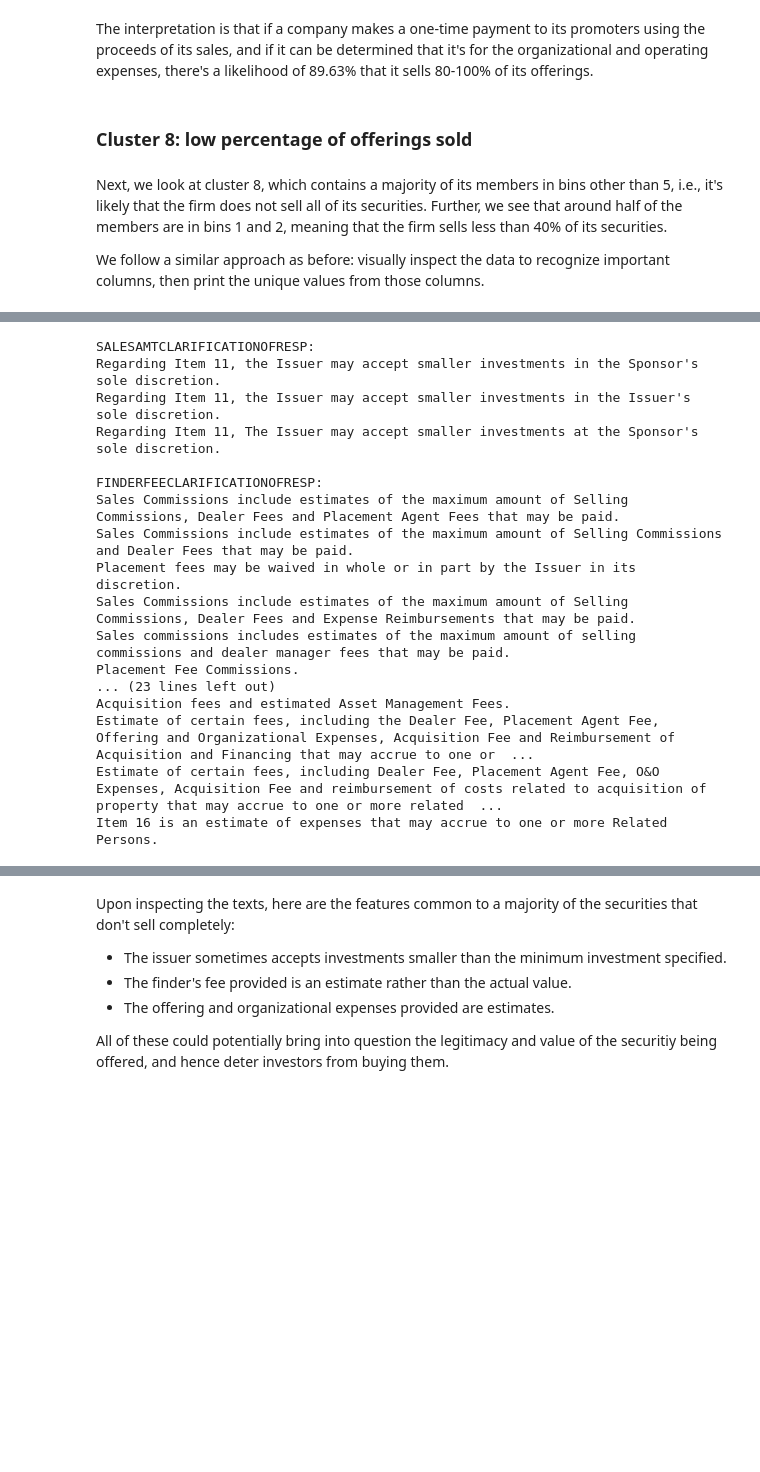
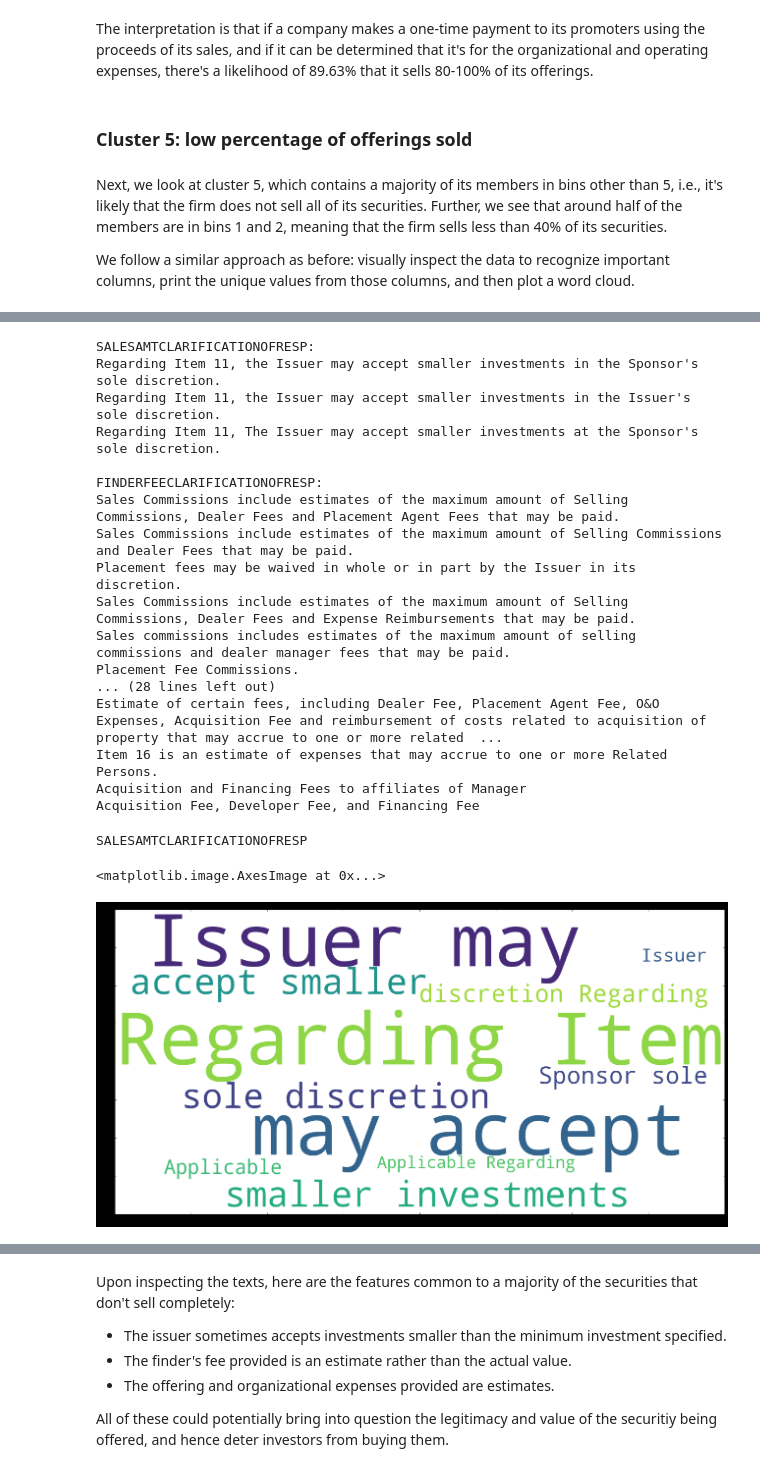
Before and after one commit to uday-31/Analyzing-Form-D-Submissions, a Jupyter notebook: Financial Data Science II Final Project.ipynb, the cells around one changed output, grey strips where cells are left out. Cells and saved outputs as stored; diff of their text form; code cells hidden in the pictures; blank space fills up the shorter version.

```diff
--- a/Financial Data Science II Final Project.ipynb
+++ b/Financial Data Science II Final Project.ipynb
@@ -561,15 +574,15 @@ round(np.where(y_binned[(kmout.labels_ == 1) | (kmout.labels_ == 5)]==5,1,0).mea
 # %% [markdown]
 The interpretation is that if a company makes a one-time payment to its promoters using the proceeds of its sales, and if it can be determined that it's for the organizational and operating expenses, there's a likelihood of 89.63% that it sells 80-100% of its offerings.
 # %% [markdown]
-### Cluster 8: low percentage of offerings sold
+### Cluster 5: low percentage of offerings sold
 # %% [markdown]
-Next, we look at cluster 8, which contains a majority of its members in bins other than 5, i.e., it's likely that the firm does not sell all of its securities. Further, we see that around half of the members are in bins 1 and 2, meaning that the firm sells less than 40% of its securities.
+Next, we look at cluster 5, which contains a majority of its members in bins other than 5, i.e., it's likely that the firm does not sell all of its securities. Further, we see that around half of the members are in bins 1 and 2, meaning that the firm sells less than 40% of its securities.
 
-We follow a similar approach as before: visually inspect the data to recognize important columns, then print the unique values from those columns.
+We follow a similar approach as before: visually inspect the data to recognize important columns, print the unique values from those columns, and then plot a word cloud.
 # %%
-idx = y_binned[kmout.labels_ == 7].index
+idx = y_binned[kmout.labels_ == 4].index
 #df[text_cols+['TOTALOFFERINGAMOUNT','TOTALAMOUNTSOLD']].iloc[idx].to_excel('test.xlsx')
-df[text_cols+['TOTALOFFERINGAMOUNT','TOTALAMOUNTSOLD']].iloc[idx].head(5)
+df[text_cols].iloc[idx].head(5)
 # %% [output]
 |  | DESCRIPTIONOFOTHERTYPE | BUSCOMBCLARIFICATIONOFRESP | SALESAMTCLARIFICATIONOFRESP | FINDERFEECLARIFICATIONOFRESP | ... |
 | 434 | Not Applicable | Not Applicable | Regarding Item 11, the Issuer may... | Not Applicable | ... |
@@ -579,21 +592,21 @@ df[text_cols+['TOTALOFFERINGAMOUNT','TOTALAMOUNTSOLD']].iloc[idx].head(5)
 | 966 | Not Applicable | Not Applicable | Not Applicable | Not Applicable | ... |
 # %%
 print("SALESAMTCLARIFICATIONOFRESP:")
-examples = df[text_cols+['TOTALOFFERINGAMOUNT','TOTALAMOUNTSOLD']].iloc[idx].SALESAMTCLARIFICATIONOFRESP.unique()
+examples = df[text_cols].iloc[idx].SALESAMTCLARIFICATIONOFRESP.unique()
 examples = [item for item in examples if item != "Not Applicable"]
 for item in examples:
     print(item)
 
 print()
 print("FINDERFEECLARIFICATIONOFRESP:")
-examples = df[text_cols+['TOTALOFFERINGAMOUNT','TOTALAMOUNTSOLD']].iloc[idx].FINDERFEECLARIFICATIONOFRESP.unique()
+examples = df[text_cols].iloc[idx].FINDERFEECLARIFICATIONOFRESP.unique()
 examples = [item for item in examples if item != "Not Applicable"]
 for item in examples:
     print(item)
 
 print()
 print("GROSSPROCEEDSUSED_CLAROFRESP:")
-examples = df[text_cols+['TOTALOFFERINGAMOUNT','TOTALAMOUNTSOLD']].iloc[idx].GROSSPROCEEDSUSED_CLAROFRESP.unique()
+examples = df[text_cols].iloc[idx].GROSSPROCEEDSUSED_CLAROFRESP.unique()
 examples = [item for item in examples if item != "Not Applicable"]
 for item in examples:
     print(item)
@@ -610,8 +623,17 @@ Placement fees may be waived in whole or in part by the Issuer in its discretion
 Sales Commissions include estimates of the maximum amount of Selling Commissions, Dealer Fees and Expense Reimbursements that may be paid.
 Sales commissions includes estimates of the maximum amount of selling commissions and dealer manager fees that may be paid.
 Placement Fee Commissions.
-... (23 lines left out)
-Acquisition fees and estimated Asset Management Fees.
-Estimate of certain fees, including the Dealer Fee, Placement Agent Fee, Offering and Organizational Expenses, Acquisition Fee and Reimbursement of Acquisition and Financing that may accrue to one or  ...
+... (28 lines left out)
 Estimate of certain fees, including Dealer Fee, Placement Agent Fee, O&O Expenses, Acquisition Fee and reimbursement of costs related to acquisition of property that may accrue to one or more related  ...
 Item 16 is an estimate of expenses that may accrue to one or more Related Persons.
+Acquisition and Financing Fees to affiliates of Manager
+Acquisition Fee, Developer Fee, and Financing Fee
+# %%
+wordcloud = WordCloud(background_color="white",width=1600, height=800,collocations=3).generate(' '.join(df[text_cols].iloc[idx].SALESAMTCLARIFICATIONOFRESP.tolist()))
+plt.figure( figsize=(20,10), facecolor='k')
+print('SALESAMTCLARIFICATIONOFRESP')
+plt.imshow(wordcloud)
+# %% [output]
+SALESAMTCLARIFICATIONOFRESP
+<matplotlib.image.AxesImage at 0x...>
+[figure, added]
```
Also changed, not shown: parts of 27 cells of this notebook.
